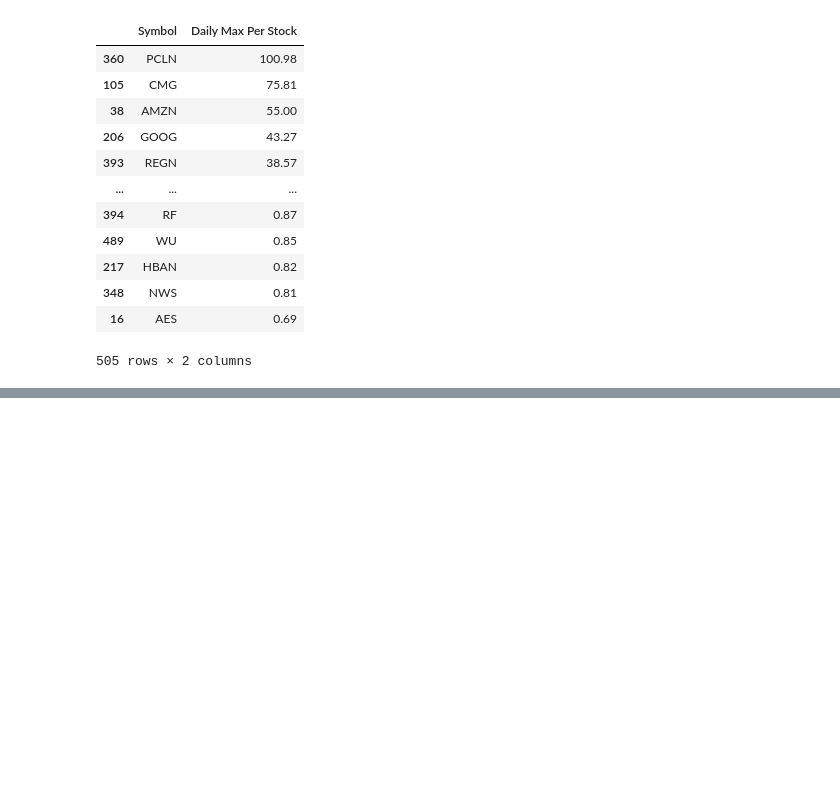
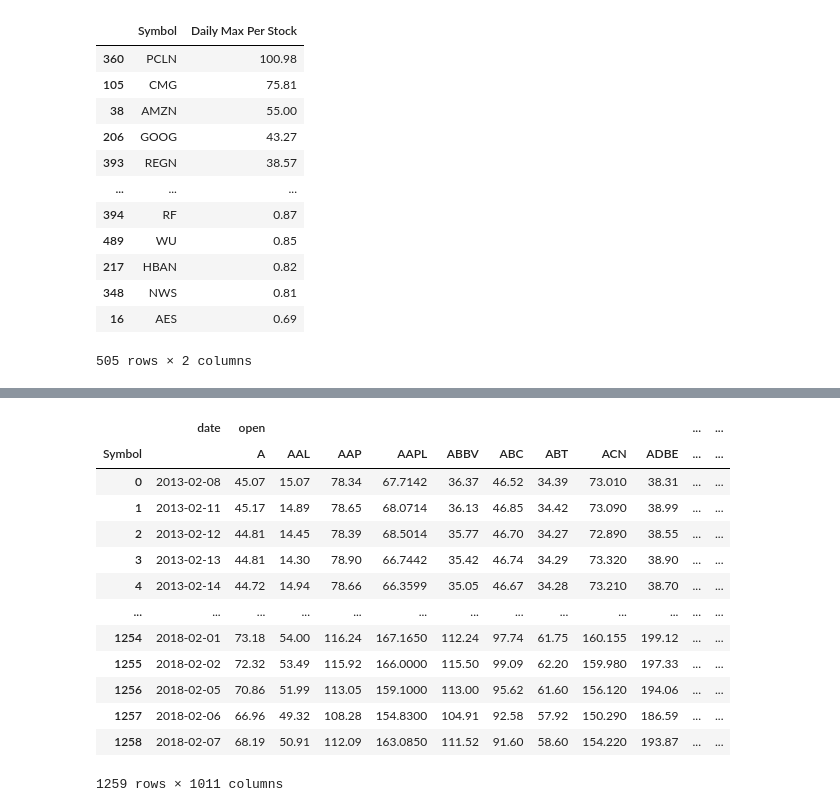
Before and after one commit to Jdshah06/S-P-500-Stock-Analysis, a Jupyter notebook: Project Test.ipynb, the cells around one changed output, grey strips where cells are left out. Cells and saved outputs as stored; diff of their text form; code cells hidden in the pictures; blank space fills up the shorter version.

```diff
--- a/Project Test.ipynb
+++ b/Project Test.ipynb
@@ -1,6 +1,7 @@
 # %%
 import pandas as pd
 import scipy as stats
+from datetime import datetime
 
 # Dependencies and Setup
 import matplotlib.pyplot as plt
@@ -10,7 +11,7 @@ import numpy as np
 
 s_p_500_data = 'Pandas Data/sandp500/^GSPC.csv'
 individual_data = 'Pandas Data/sandp500/all_stocks_5yr.csv'
-individual_industry = 'Pandas Data/s-and-p-500-companies-financials-master/data/constituents.csv'
+individual_industry = 'Pandas Data/Industries/data/constituents.csv'
 
 s_p_df = pd.read_csv(s_p_500_data)
 individual_df = pd.read_csv(individual_data)
@@ -85,0 +105,22 @@ max_loss_profit
+# %%
+ticker = stocks_df.groupby(['Symbol','date'])[['open','close']].mean()
+ticker_df = pd.DataFrame(ticker)
+ticker_df
+ticker_df = ticker_df.unstack(level=0)
+ticker_df = ticker_df.reset_index()
+ticker_df
+# %% [output]
+|  | date | open |  |  |  |  |  |  |  |  | ... | ... |
+| Symbol |  | A | AAL | AAP | AAPL | ABBV | ABC | ABT | ACN | ADBE | ... | ... |
+| 0 | 2013-02-08 | 45.07 | 15.07 | 78.34 | 67.7142 | 36.37 | 46.52 | 34.39 | 73.010 | 38.31 | ... | ... |
+| 1 | 2013-02-11 | 45.17 | 14.89 | 78.65 | 68.0714 | 36.13 | 46.85 | 34.42 | 73.090 | 38.99 | ... | ... |
+| 2 | 2013-02-12 | 44.81 | 14.45 | 78.39 | 68.5014 | 35.77 | 46.70 | 34.27 | 72.890 | 38.55 | ... | ... |
+| 3 | 2013-02-13 | 44.81 | 14.30 | 78.90 | 66.7442 | 35.42 | 46.74 | 34.29 | 73.320 | 38.90 | ... | ... |
+| 4 | 2013-02-14 | 44.72 | 14.94 | 78.66 | 66.3599 | 35.05 | 46.67 | 34.28 | 73.210 | 38.70 | ... | ... |
+| ... | ... | ... | ... | ... | ... | ... | ... | ... | ... | ... | ... | ... |
+| 1254 | 2018-02-01 | 73.18 | 54.00 | 116.24 | 167.1650 | 112.24 | 97.74 | 61.75 | 160.155 | 199.12 | ... | ... |
+| 1255 | 2018-02-02 | 72.32 | 53.49 | 115.92 | 166.0000 | 115.50 | 99.09 | 62.20 | 159.980 | 197.33 | ... | ... |
+| 1256 | 2018-02-05 | 70.86 | 51.99 | 113.05 | 159.1000 | 113.00 | 95.62 | 61.60 | 156.120 | 194.06 | ... | ... |
+| 1257 | 2018-02-06 | 66.96 | 49.32 | 108.28 | 154.8300 | 104.91 | 92.58 | 57.92 | 150.290 | 186.59 | ... | ... |
+| 1258 | 2018-02-07 | 68.19 | 50.91 | 112.09 | 163.0850 | 111.52 | 91.60 | 58.60 | 154.220 | 193.87 | ... | ... |
+1259 rows × 1011 columns
```
Also changed, not shown: parts of 14 cells of this notebook, 3 other files.
